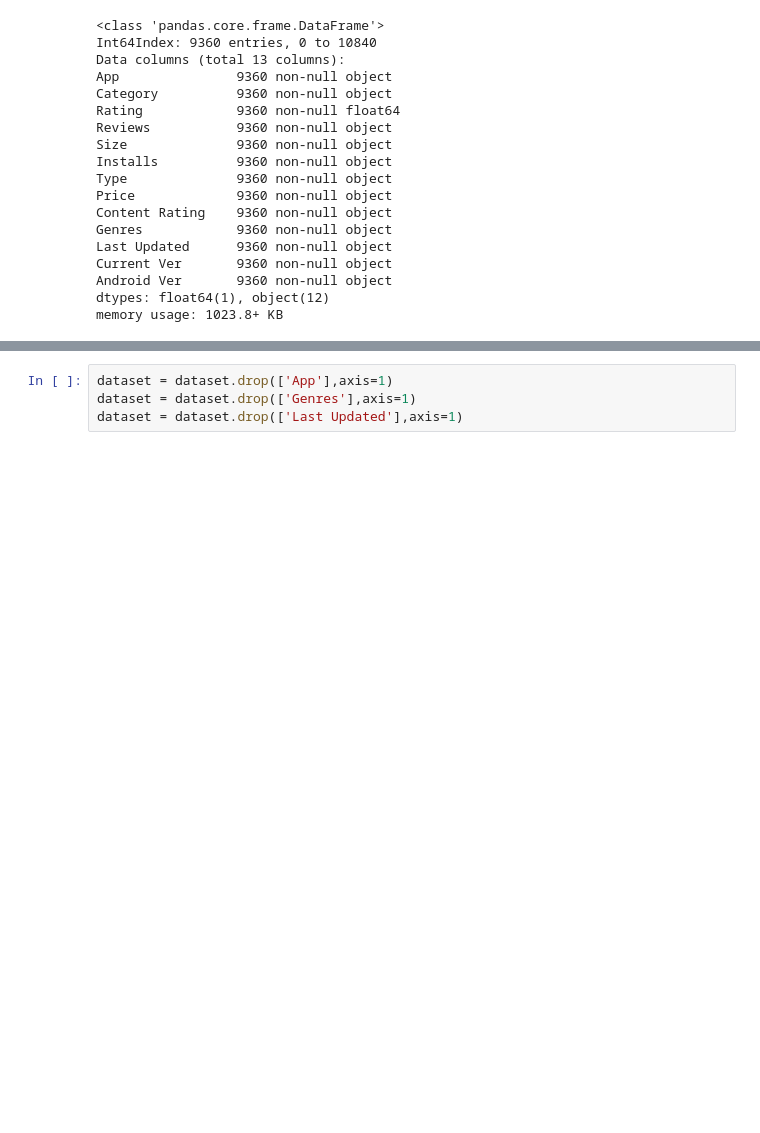
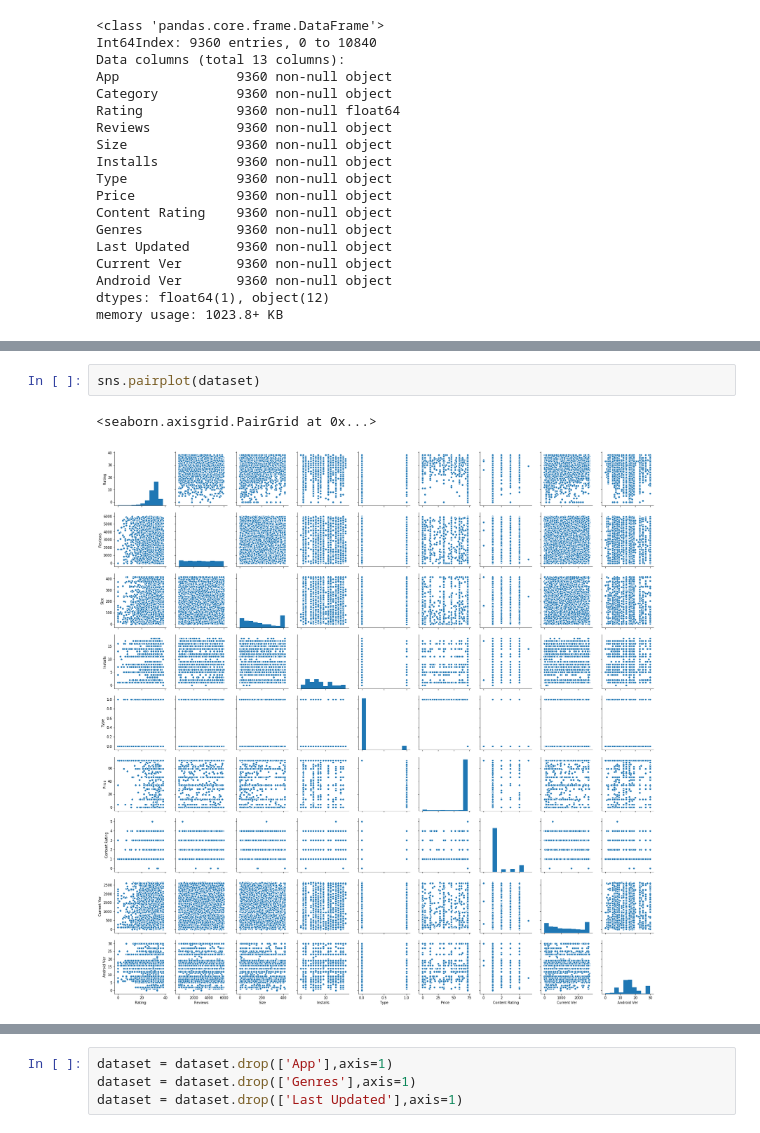
Before and after one commit to nome2050/Google-Play-Apps-Project, a Jupyter notebook: Machine Learning Project.ipynb, the cells around one changed output, grey strips where cells are left out. Saved outputs shown, nothing was run; the diff lists cells and outputs as text; blank space fills up the shorter version.

```diff
--- a/Machine Learning Project.ipynb
+++ b/Machine Learning Project.ipynb
@@ -62,0 +83,5 @@ memory usage: 1023.8+ KB
+# %%
+sns.pairplot(dataset)
+# %% [output]
+<seaborn.axisgrid.PairGrid at 0x...>
+[figure, added]
```
Also changed, not shown: parts of 37 cells of this notebook.
